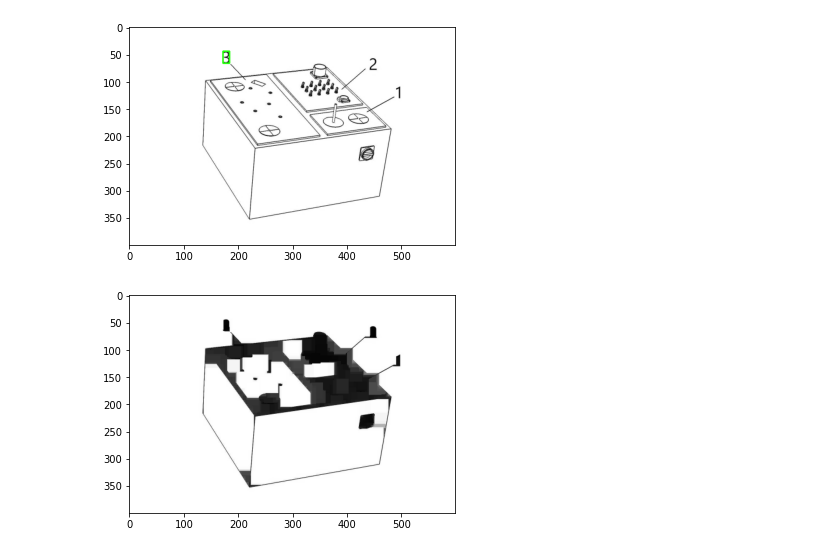
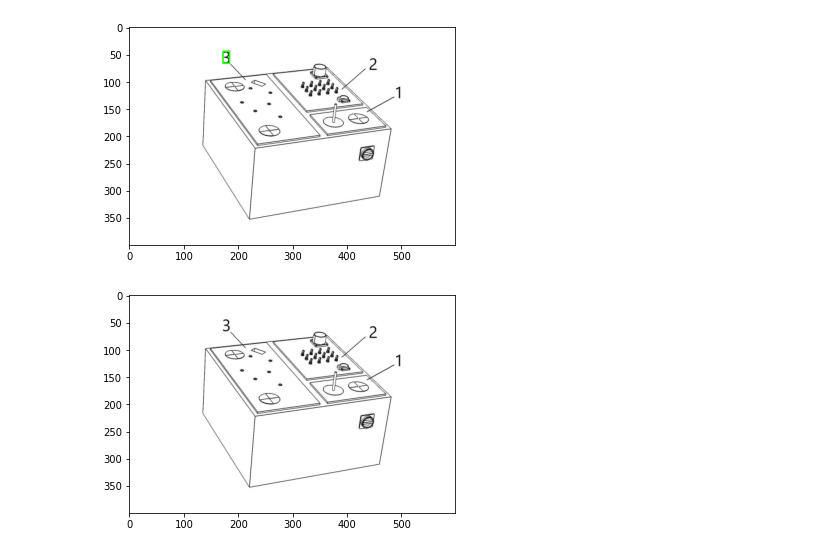
Before and after one commit to Cangio/CV-Alma-X, a Jupyter notebook: 1-box/usefunc.ipynb, the cells around one changed output. Drawn from its saved outputs; the diff is of its cells as text; code cells hidden in the pictures.

```diff
--- a/1-box/Untitled.ipynb
+++ b/1-box/usefunc.ipynb
@@ -56,15 +56,23 @@ plt.show()
 # %%
 import cv2
 import numpy as np
 #from shapeDetector import ShapeDetector
 import imutils
 from matplotlib import pyplot as plt
 
 image=cv2.imread("body/panel-prospective.jpg")
-kernel = np.ones((3,3),np.uint8)
-image = cv2.erode(image,kernel,iterations = 10)
-image = cv2.dilate(image,kernel,iterations = 10)
+if 1:
+    kernel = np.ones((30,30),np.uint8)
+else:
+    kernel = cv2.getStructuringElement( cv2.MORPH_RECT, ( 7, 7) )
+
+if 0:
+    image = cv2.erode(image,kernel,iterations = 10)
+    image = cv2.dilate(image,kernel,iterations = 10)
+else:
+    imgrect = cv2.morphologyEx( image, cv2.MORPH_CLOSE, kernel )
+
 plt.imshow(image)
 plt.show()
 # %% [output]
-[figure, old version]
+[figure, new version]
```
Also changed, not shown: 7 other files.
